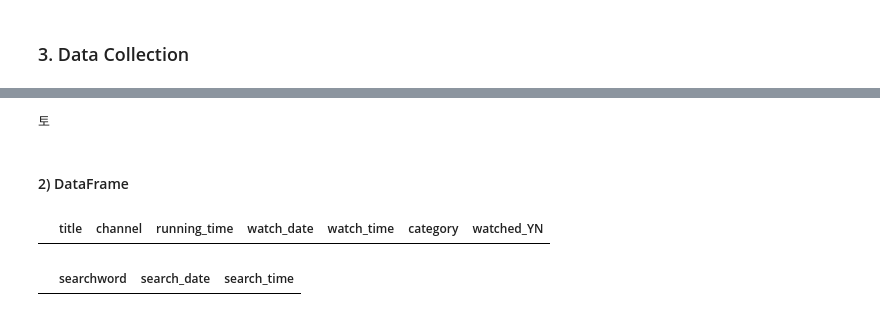
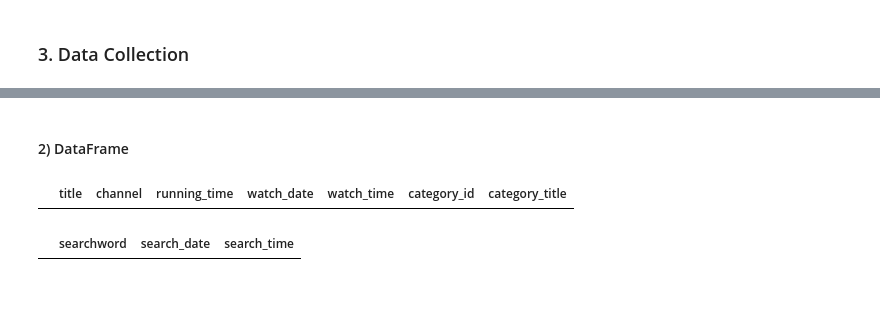
Before and after one commit to Jhwan-adV/side1_youtube, a Jupyter notebook: 001_web_access.ipynb, the cells around one changed output, grey strips where cells are left out. Drawn from its saved outputs; the diff is of its cells as text; code cells hidden in the pictures.

```diff
--- a/001_web_access.ipynb
+++ b/001_web_access.ipynb
@@ -116,17 +125,2 @@ def get_day(weekday=datetime.today().weekday()):
 def get_date(data_date):
     return datetime.strptime(data_date, '%Y%m%d').strftime('%Y-%m-%d')
-# %%
-# 항목별 Class 이름
-
-
-# 시청일자 - 목록 content에서 [data-date] 값 추출
-nm_class_container = "xDtZAf"  # 각 기록 container / tag = <c-wiz>
-nm_class_title = "l8sGWb"  # 영상 제목 & 검색어 / tag = <a>
-nm_class_RunningTime = "bI9urf"  # 영상 길이 / tag = <div>
-nm_class_WatchTime = "H3Q9vf XTnvW"  # 시청 시간 / tag = <div>
-nm_class_channel = "SiEggd"  # 채널명 없는 경우 광고 / tag = <div>
-
-day_today = get_day()
-print(day_today)
-# %% [output]
-토
@@ -135,11 +152,11 @@ print(day_today)
 # %%
 import pandas as pd
 columns_rec = ['title', 'channel', 'running_time',
-               'watch_date', 'watch_time', 'category', 'watched_YN']
+               'watch_date', 'watch_time', 'category_id', 'category_title'] # 'watched_YN'
 df_record = pd.DataFrame(columns=columns_rec)
 df_record.head()
 # %% [output]
-|  | title | channel | running_time | watch_date | watch_time | category | watched_YN |
+|  | title | channel | running_time | watch_date | watch_time | category_id | category_title |
 # %%
 columns_ser = ['searchword', 'search_date', 'search_time']
 df_search = pd.DataFrame(columns=columns_ser)
```
Also changed, not shown: parts of 18 cells of this notebook, 1 other file.
